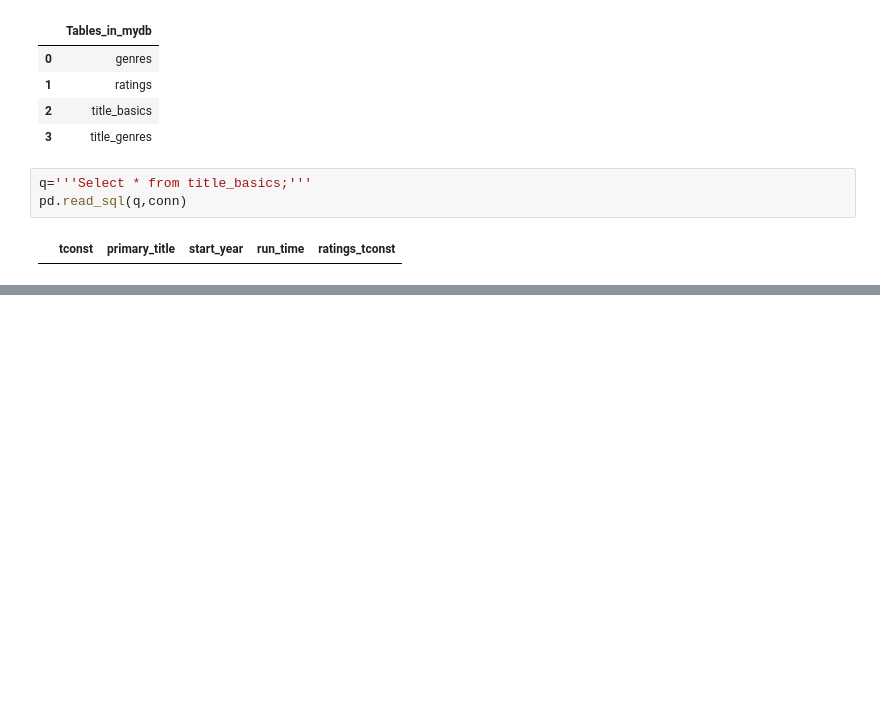
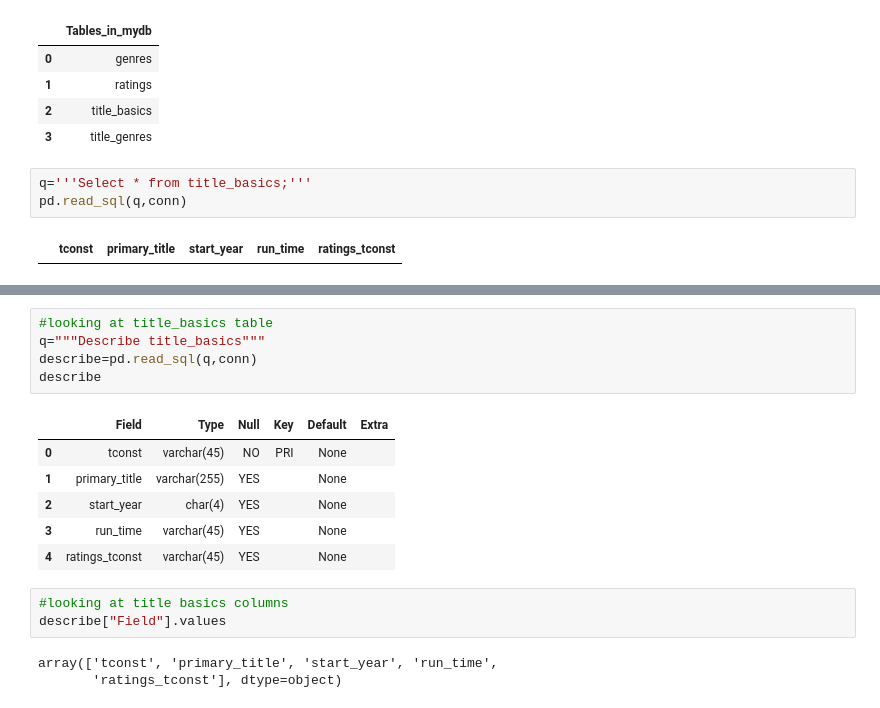
Before and after one commit to 808hanronald/W9-Work-Flow, a Jupyter notebook: project2 part 2.ipynb, the cells around one changed output, grey strips where cells are left out. Drawn from its saved outputs; the diff is of its cells as text; blank space fills up the shorter version.

```diff
--- a/project2 part 2.ipynb
+++ b/project2 part 2.ipynb
@@ -34,0 +61,18 @@ pd.read_sql(q,conn)
+# %%
+#looking at title_basics table
+q="""Describe title_basics"""
+describe=pd.read_sql(q,conn)
+describe
+# %% [output]
+|  | Field | Type | Null | Key | Default | Extra |
+| 0 | tconst | varchar(45) | NO | PRI | None |  |
+| 1 | primary_title | varchar(255) | YES |  | None |  |
+| 2 | start_year | char(4) | YES |  | None |  |
+| 3 | run_time | varchar(45) | YES |  | None |  |
+| 4 | ratings_tconst | varchar(45) | YES |  | None |  |
+# %%
+#looking at title basics columns
+describe["Field"].values
+# %% [output]
+array(['tconst', 'primary_title', 'start_year', 'run_time',
+       'ratings_tconst'], dtype=object)
```
Also changed, not shown: parts of 22 cells of this notebook, 3 other files.
